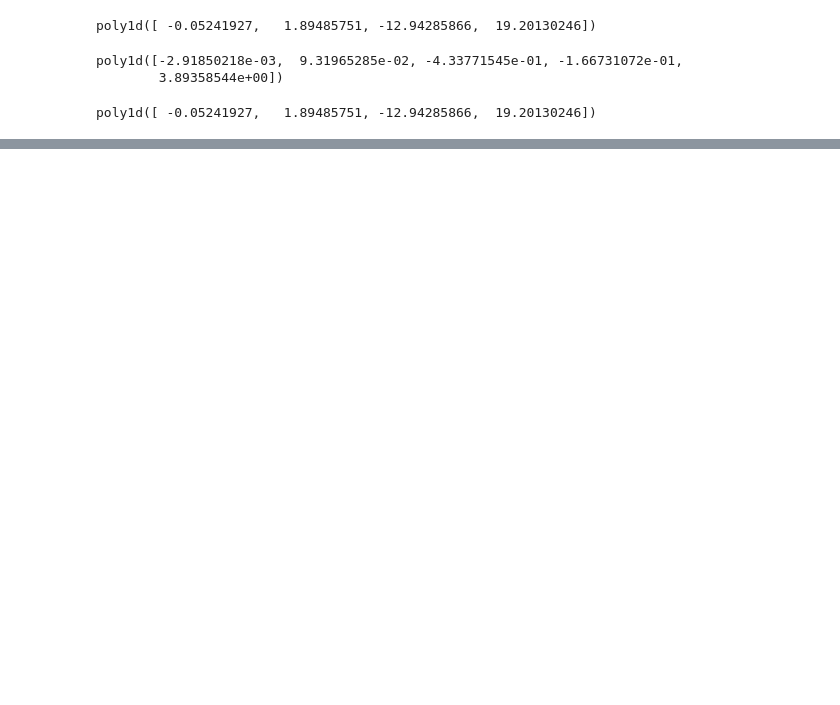
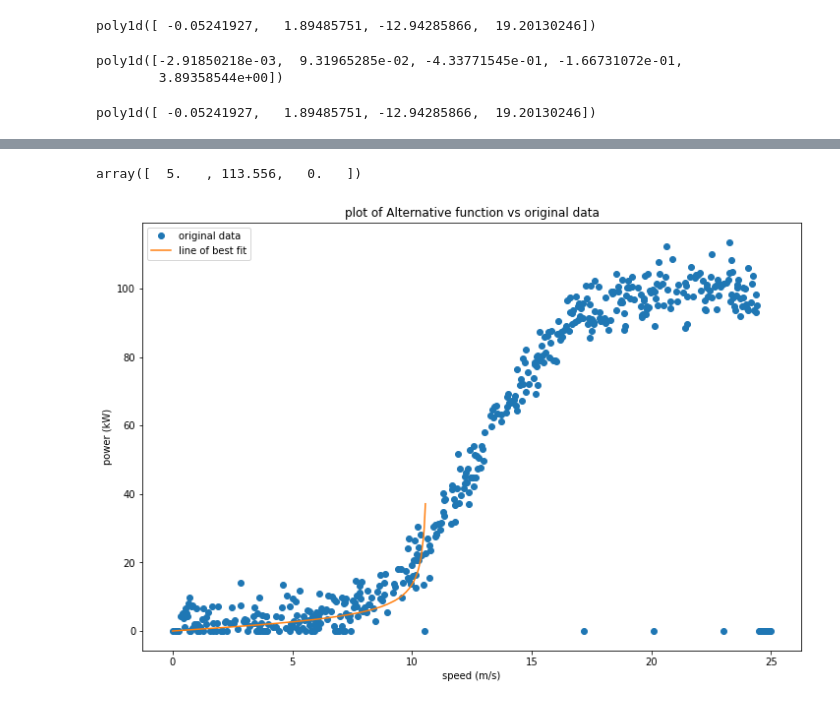
Before and after one commit to killfoley/fundamentalsofDA_project, a Jupyter notebook: Project.ipynb, the cells around one changed output, grey strips where cells are left out. Cells and saved outputs as stored; diff of their text form; code cells hidden in the pictures; blank space fills up the shorter version.

```diff
--- a/Project.ipynb
+++ b/Project.ipynb
@@ -418,0 +435,29 @@ plt.show();
+# %%
+from scipy import optimize
+
+x_data = np.array(speed)
+y_data = power
+
+# Create the logistic function
+def mbamfunc(x, A, B, C):
+    y = A*x / (np.sqrt(B-x**2)) + C
+    return y
+
+# Create the initial estimation
+p0 = (5, max(y_data), np.amin(x_data))
+
+popt, pcov = curve_fit(mbamfunc, xdata, ydata, p0, method="lm")
+popt
+# %% [output]
+array([  5.   , 113.556,   0.   ])
+# %%
+plt.figure(figsize=(12,8))
+plt.plot(x_data, y_data, 'o',linewidth=7, label='original data')
+plt.plot(x_data, mbamfunc(x_data, *popt), label='line of best fit')
+plt.xlabel('speed (m/s)')
+plt.ylabel('power (kW)')
+plt.title('plot of Alternative function vs original data')
+plt.legend()
+plt.show();
+# %% [output]
+[figure, added]
```
Also changed, not shown: parts of 13 cells of this notebook.
